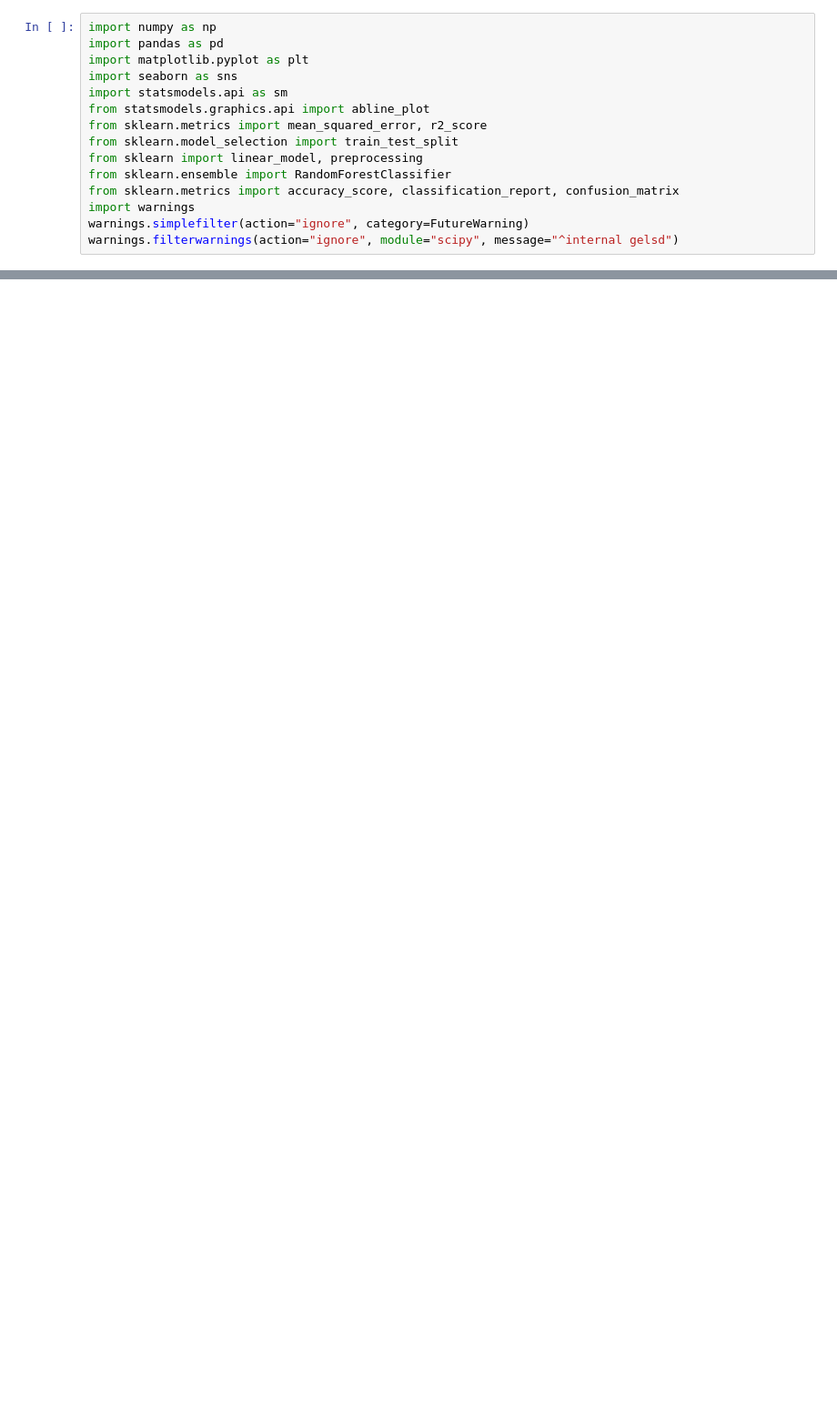
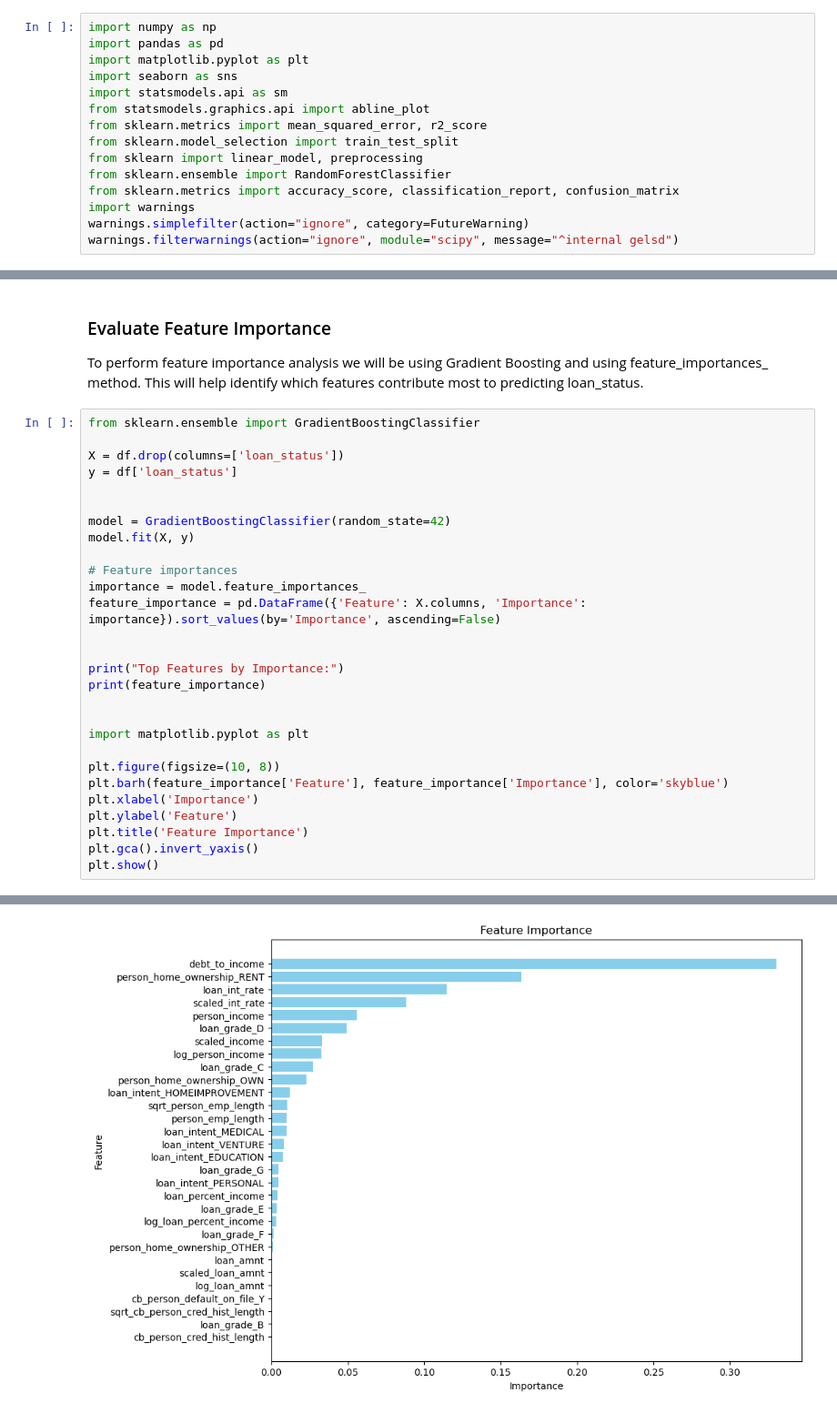
Before and after one commit to Dardeep/Loan-Default-Prediction-3, a Jupyter notebook: notebooks/feature_engineering.ipynb, the cells around one changed output, grey strips where cells are left out. Shown at 91% size. Cells and saved outputs as stored; diff of their text form; blank space fills up the shorter version.

```diff
--- a/notebooks/feature_engineering.ipynb
+++ b/notebooks/feature_engineering.ipynb
@@ -282,0 +324,33 @@ Data saved
+# %% [markdown]
+### Evaluate Feature Importance
+
+To perform feature importance analysis we will be using Gradient Boosting and using feature_importances_ method. This will help identify which features contribute most to predicting loan_status.
+# %%
+from sklearn.ensemble import GradientBoostingClassifier
+
+X = df.drop(columns=['loan_status'])
+y = df['loan_status']
+
+
+model = GradientBoostingClassifier(random_state=42)
+model.fit(X, y)
+
+# Feature importances
+importance = model.feature_importances_
+feature_importance = pd.DataFrame({'Feature': X.columns, 'Importance': importance}).sort_values(by='Importance', ascending=False)
+
+
+print("Top Features by Importance:")
+print(feature_importance)
+
+
+import matplotlib.pyplot as plt
+
+plt.figure(figsize=(10, 8))
+plt.barh(feature_importance['Feature'], feature_importance['Importance'], color='skyblue')
+plt.xlabel('Importance')
+plt.ylabel('Feature')
+plt.title('Feature Importance')
+plt.gca().invert_yaxis()
+plt.show()
+# %% [output]
@@ -282,0 +374 @@ Data saved
+[figure, added]
```
Also changed, not shown: parts of 67 cells of this notebook, 2 other files.
